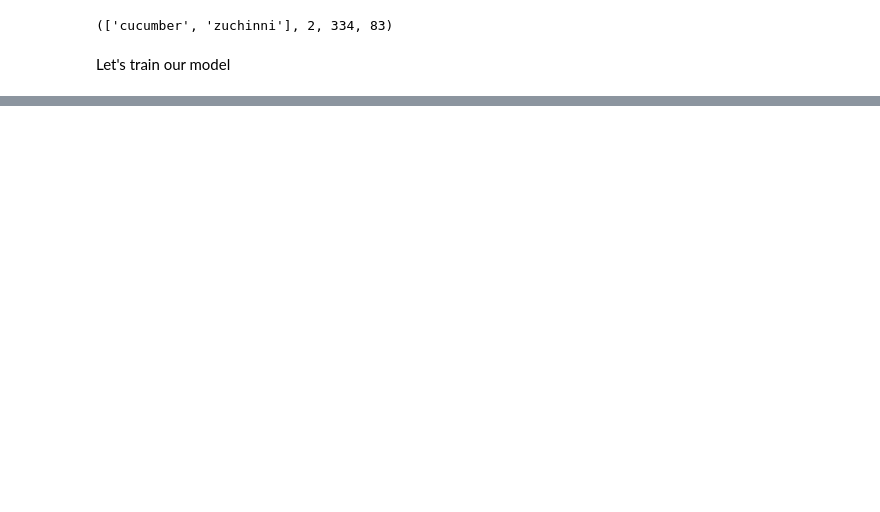
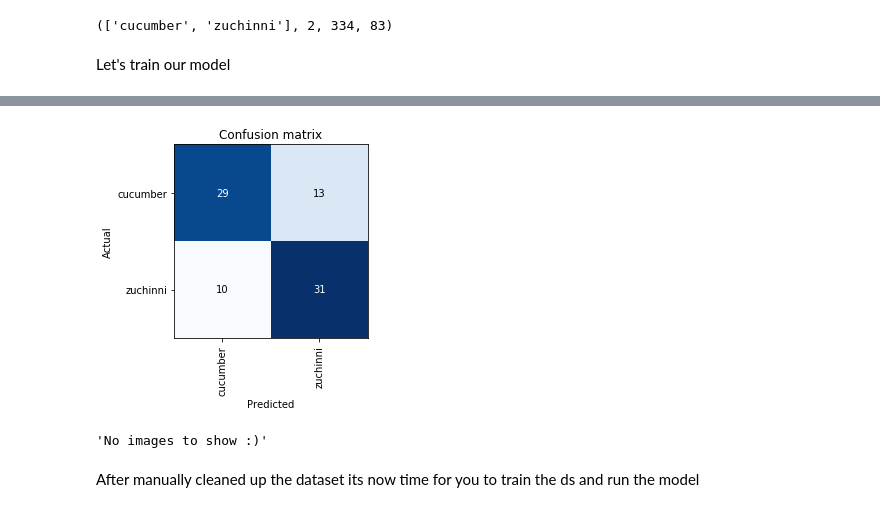
Before and after one commit to imnmo/notesForDl, a Jupyter notebook: cucumber-zuchinni-classifier.ipynb, the cells around one changed output, grey strips where cells are left out. Cells and saved outputs as stored; diff of their text form; code cells hidden in the pictures; blank space fills up the shorter version.

Commit message:
Add the new model for zu or cu

```diff
--- a/cucumber-zuchinni-classifier.ipynb
+++ b/cucumber-zuchinni-classifier.ipynb
@@ -62,0 +88,2 @@ learn = cnn_learner(data, models.resnet34, metrics=error_rate)
+# %%
+learn.fit_one_cycle(6, max_lr=slice(1e-4,1e-3))
@@ -62,0 +101,6 @@ learn = cnn_learner(data, models.resnet34, metrics=error_rate)
+# %%
+interp = ClassificationInterpretation.from_learner(learn)
+# %%
+interp.plot_confusion_matrix()
+# %% [output]
+[figure, added]
@@ -62,0 +111,6 @@ learn = cnn_learner(data, models.resnet34, metrics=error_rate)
+# %%
+ImageCleaner(ds, idxs, path)
+# %% [output]
+'No images to show :)'
+# %% [markdown]
+After manually cleaned up the dataset its now time for you to train the ds and run the model
```
Also changed, not shown: parts of 21 cells of this notebook.
